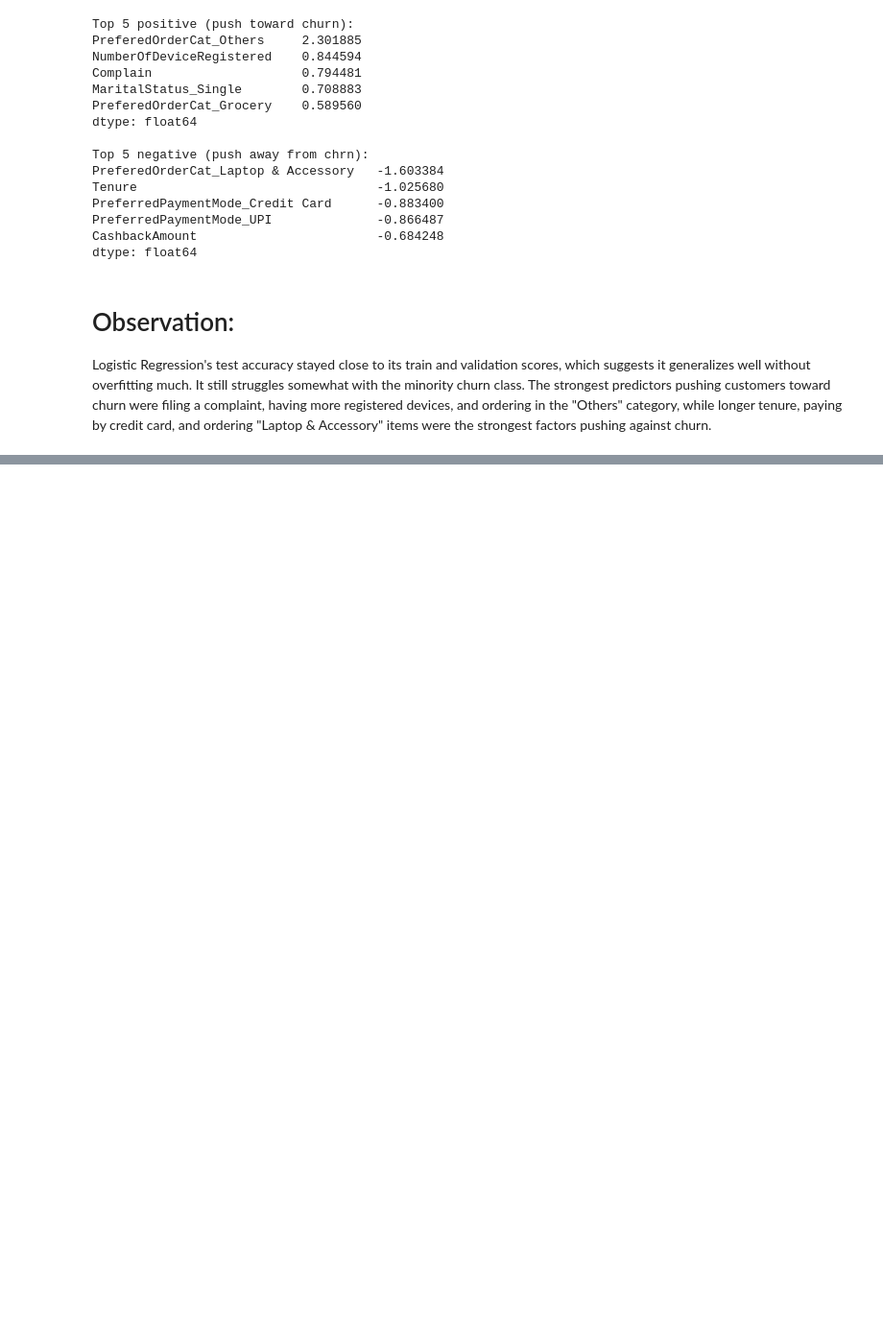
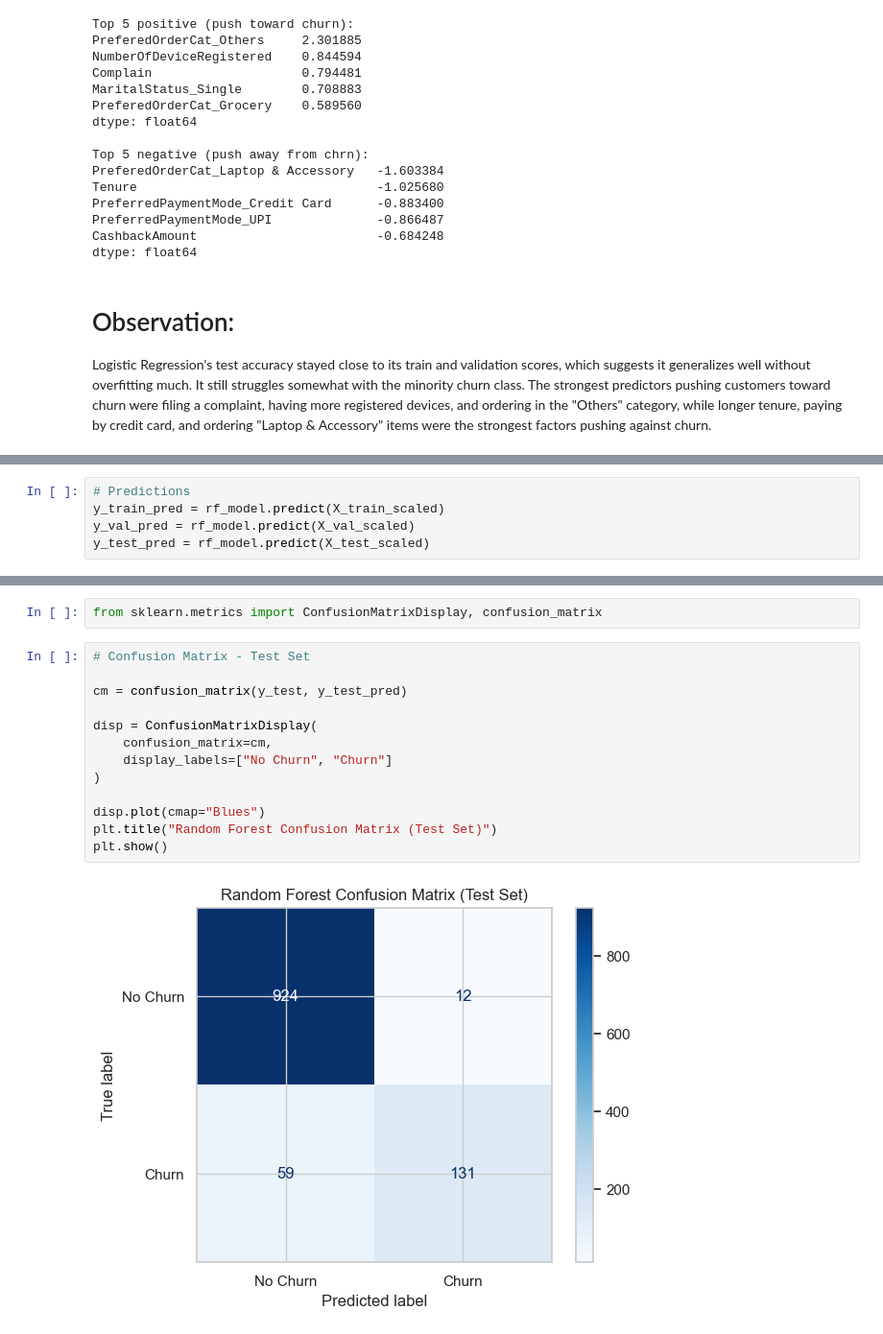
Before and after one commit to Akurang/AI_group5_project, a Jupyter notebook: final_project.ipynb, the cells around one changed output, grey strips where cells are left out. Shown at 96% size. Drawn from its saved outputs; the diff is of its cells as text; blank space fills up the shorter version.

```diff
--- a/final_project.ipynb
+++ b/final_project.ipynb
@@ -940,0 +959,5 @@ Logistic Regression's test accuracy stayed close to its train and validation sco
+# %%
+# Predictions
+y_train_pred = rf_model.predict(X_train_scaled)
+y_val_pred = rf_model.predict(X_val_scaled)
+y_test_pred = rf_model.predict(X_test_scaled)
@@ -940,0 +1112,17 @@ Logistic Regression's test accuracy stayed close to its train and validation sco
+# %%
+from sklearn.metrics import ConfusionMatrixDisplay, confusion_matrix
+# %%
+# Confusion Matrix - Test Set
+
+cm = confusion_matrix(y_test, y_test_pred)
+
+disp = ConfusionMatrixDisplay(
+    confusion_matrix=cm,
+    display_labels=["No Churn", "Churn"]
+)
+
+disp.plot(cmap="Blues")
+plt.title("Random Forest Confusion Matrix (Test Set)")
+plt.show()
+# %% [output]
+[figure, added]
```
Also changed, not shown: parts of 11 cells of this notebook.
